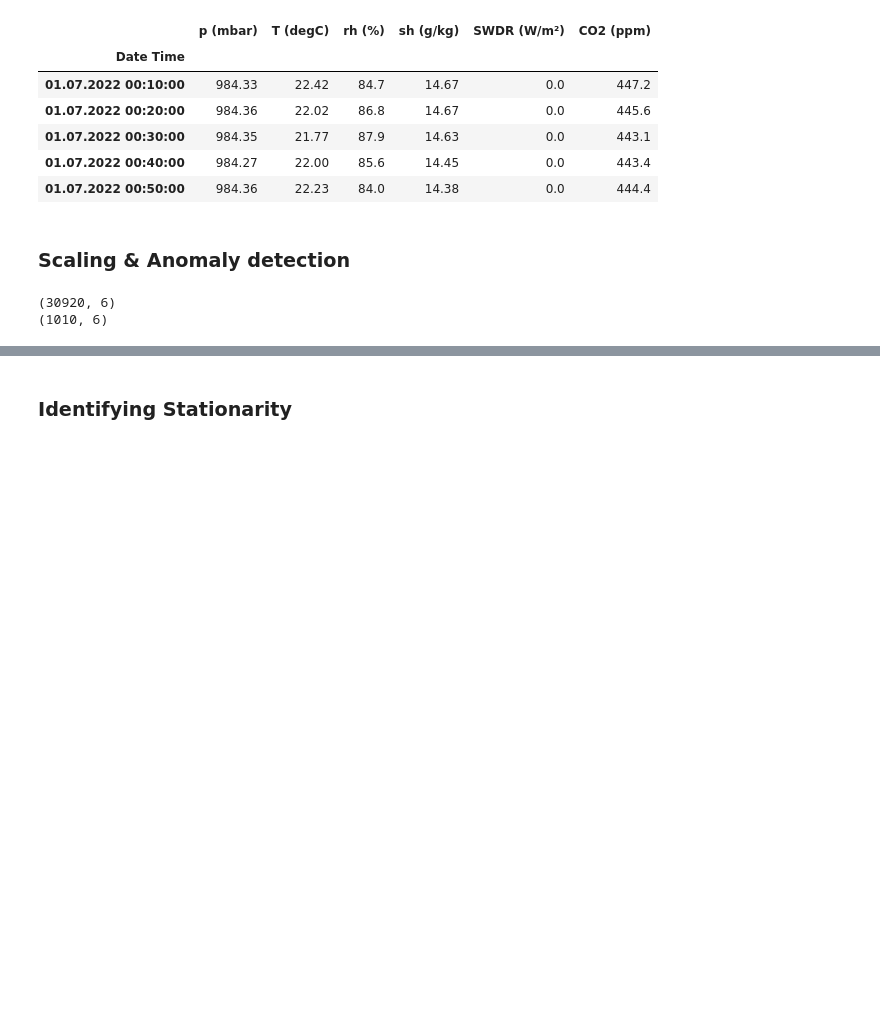
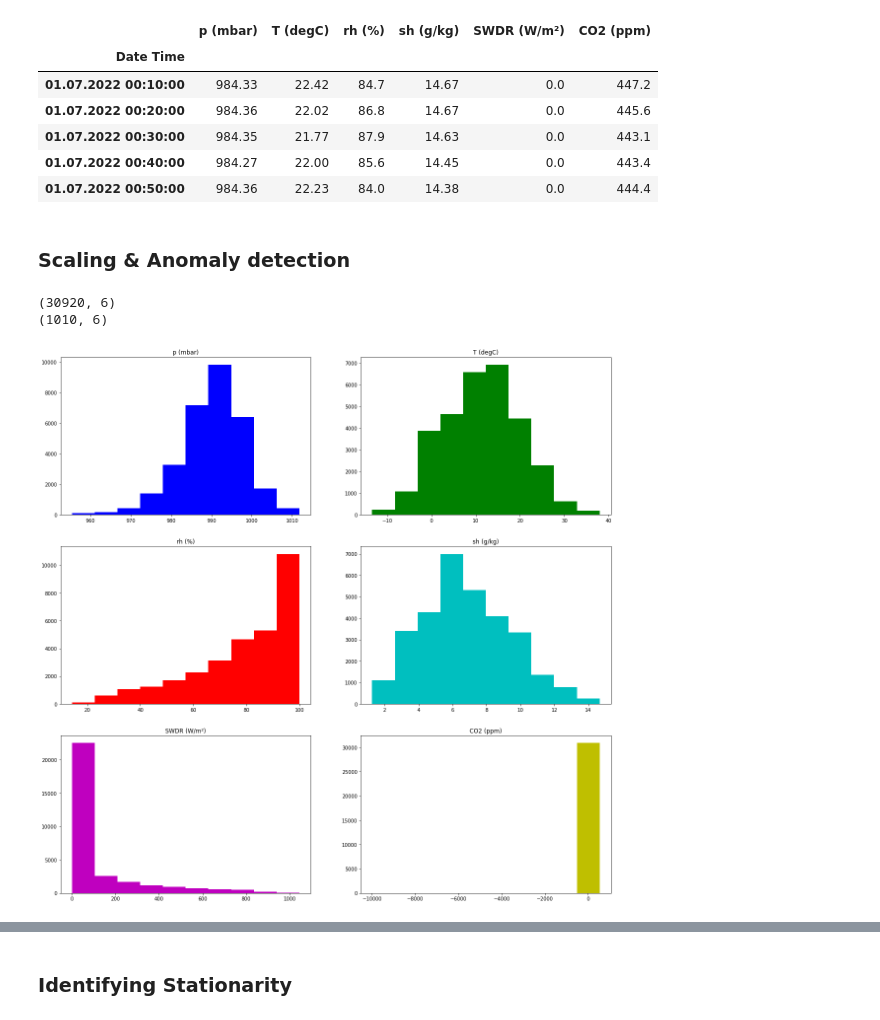
Before and after one commit to bilgedogan/Time-Series-Forecasting, a Jupyter notebook: Jena-Weather/Jena-Weather-Arima.ipynb, the cells around one changed output, grey strips where cells are left out. Drawn from its saved outputs; the diff is of its cells as text; code cells hidden in the pictures; blank space fills up the shorter version.

```diff
--- a/Jena-Weather/Jena-Weather-Arima.ipynb
+++ b/Jena-Weather/Jena-Weather-Arima.ipynb
@@ -145,5 +145,7 @@ def plot_boxplot(y,x,train,column_names,colors):
 
     plt.show()
 # %%
-# plot_histogram(3,2,train,col_names,colors)
+plot_histogram(3,2,train,col_names,colors)
+# %% [output]
+[figure, added]
 # %%
```
Also changed, not shown: parts of 27 cells of this notebook, 1 other file.
